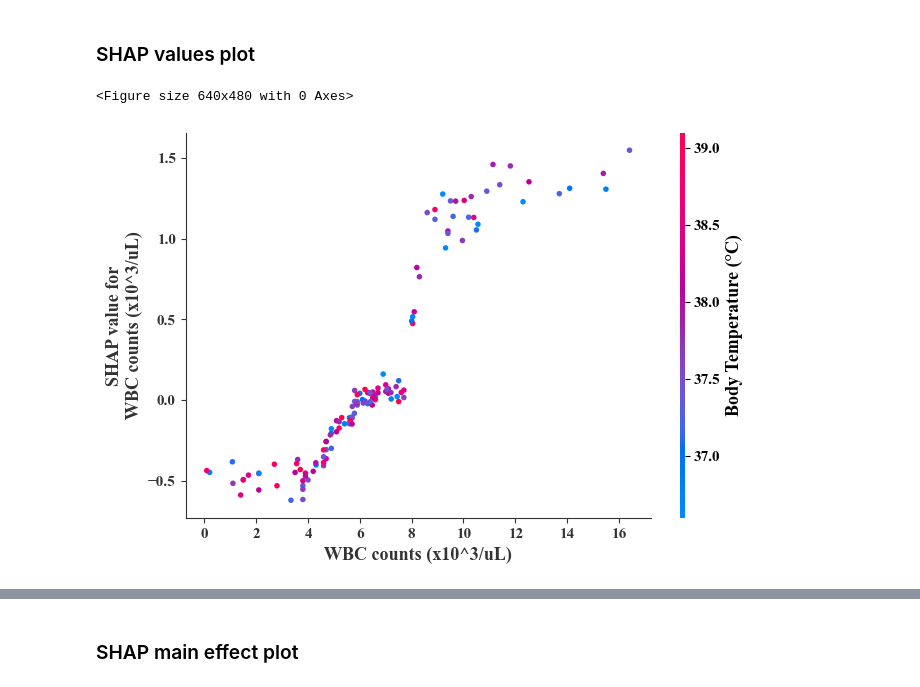
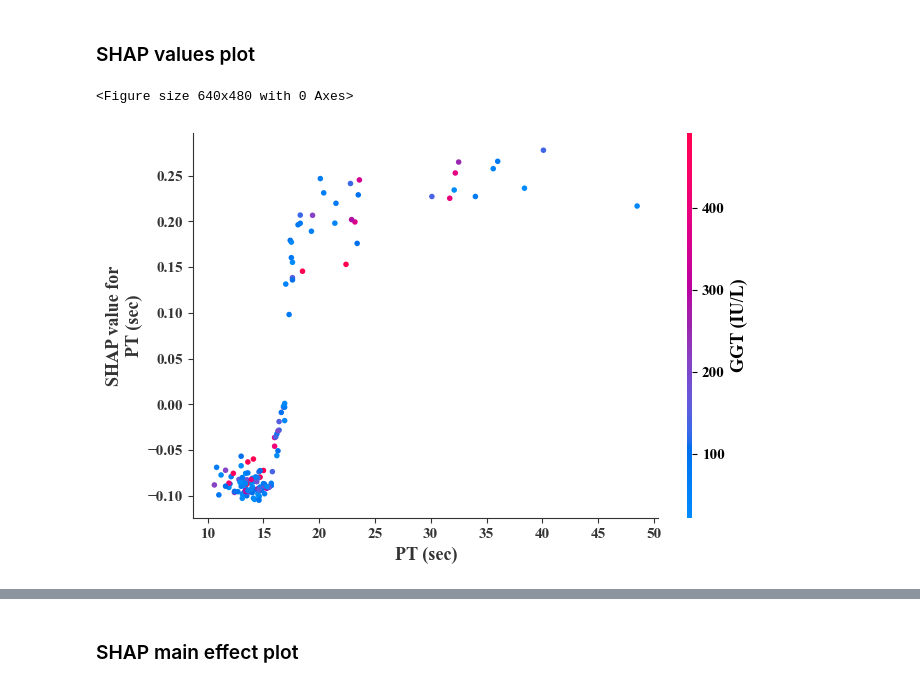
Before and after one commit to KibumJeon/CRE_BSI-score, a Jupyter notebook: Plots.ipynb, the cells around one changed output, grey strips where cells are left out. Drawn from its saved outputs; the diff is of its cells as text; code cells hidden in the pictures.

```diff
--- a/Plots.ipynb
+++ b/Plots.ipynb
@@ -187,19 +174,29 @@ plt.savefig('/Users/kj/Library/CloudStorage/OneDrive-한림대학교/연구 및
 # %% [markdown]
 ### SHAP summary plot
 # %%
-model_name = 'Thesis 2'
+model_name = 're14'
 # %%
 fore_data = pd.read_excel('/Users/kj/Library/CloudStorage/OneDrive-한림대학교/연구 및 과제/박사논문/'+model_name+'/fore_data.xlsx')
 shap_values = np.load('/Users/kj/Library/CloudStorage/OneDrive-한림대학교/연구 및 과제/박사논문/'+model_name+'/shap_values.npy')
-display_name = pd.read_excel('/Users/kj/Library/CloudStorage/OneDrive-한림대학교/연구 및 과제/박사논문/'+model_name+'/feature_list_Display_name thesis 2.xlsx')
+display_name = pd.read_excel('/Users/kj/Library/CloudStorage/OneDrive-한림대학교/연구 및 과제/박사논문/'+model_name+'/feature_list_Display_name Thesis 2.xlsx')
 display_col = []
 for col in fore_data.columns:
     display_col.append(list(display_name.loc[display_name['Type_Short_Name']==col, 'Display_Name'])[0])
 col_dict = dict(zip(fore_data.columns, display_col))
 
 fore_data = fore_data.rename(columns=col_dict)
-shap.summary_plot(shap_values, fore_data, max_display=10, show=False)
-# 현재 그림을 TIFF 파일로 저장
-plt.savefig('/Users/kj/Library/CloudStorage/OneDrive-한림대학교/연구 및 과제/박사논문/'+model_name+'/shap summary plot 10.tiff', format='tiff', dpi=300)
+# Calculate mean absolute SHAP values for each feature
+mean_abs_shap_values = np.abs(shap_values).mean(axis=0)
+feature_ranking = np.argsort(mean_abs_shap_values)[::-1]  # Descending order
+
+
+shap_values_to_plot = shap_values[:, indices_to_plot]
+fore_data_to_plot = fore_data[features_to_plot]
+
+# Plot the SHAP summary plot for the selected features
+shap.summary_plot(shap_values_to_plot, fore_data_to_plot, show=False)
+
+# Save the plot as a TIFF file
+plt.savefig(f'/Users/kj/Library/CloudStorage/OneDrive-한림대학교/연구 및 과제/박사논문/{model_name}/shap_summary_plot_selected.tiff', format='tiff', dpi=300)
 plt.show()
 # %% [output]
@@ -206,0 +237,14 @@ plt.show()
+# %%
+fore_data = pd.read_excel('/Users/kj/Library/CloudStorage/OneDrive-한림대학교/연구 및 과제/박사논문/'+model_name+'/fore_data.xlsx')
+shap_values = np.load('/Users/kj/Library/CloudStorage/OneDrive-한림대학교/연구 및 과제/박사논문/'+model_name+'/shap_values.npy')
+display_name = pd.read_excel('/Users/kj/Library/CloudStorage/OneDrive-한림대학교/연구 및 과제/박사논문/'+model_name+'/feature_list_Display_name Score14.xlsx')
+display_col = []
+for col in fore_data.columns:
+    display_col.append(list(display_name.loc[display_name['Type_Short_Name']==col, 'Display_Name'])[0])
+col_dict = dict(zip(fore_data.columns, display_col))
+
+fore_data = fore_data.rename(columns=col_dict)
+shap.plots.beeswarm(shap_values, fore_data, color=plt.get_cmap("cool"))
+# 현재 그림을 TIFF 파일로 저장
+plt.savefig('/Users/kj/Library/CloudStorage/OneDrive-한림대학교/연구 및 과제/박사논문/'+model_name+'/shap summary plot 15.tiff', format='tiff', dpi=300)
+plt.show()
@@ -207,23 +290,23 @@ plt.show()
 # %% [markdown]
 ### SHAP values plot
 # %%
-model_name = 'thesis 2'
-feature = 'WBC, Low'
+model_name = 're30'
+feature = 'PT'
 # %%
 fore_data = pd.read_excel('/Users/kj/Library/CloudStorage/OneDrive-한림대학교/연구 및 과제/박사논문/'+model_name+'/fore_data.xlsx')
 shap_values = np.load('/Users/kj/Library/CloudStorage/OneDrive-한림대학교/연구 및 과제/박사논문/'+model_name+'/shap_values.npy')
-display_name = pd.read_excel('/Users/kj/Library/CloudStorage/OneDrive-한림대학교/연구 및 과제/박사논문/'+model_name+'/feature_list_Display_name thesis 2.xlsx')
+display_name = pd.read_excel('/Users/kj/Library/CloudStorage/OneDrive-한림대학교/연구 및 과제/박사논문/re30/feature_list_Display_name thesis 2.xlsx')
 display_col = []
 for col in fore_data.columns:
     display_col.append(list(display_name.loc[display_name['Type_Short_Name']==col, 'Display_Name'])[0])
 col_dict = dict(zip(fore_data.columns, display_col))
 
 fore_data = fore_data.rename(columns=col_dict)
 plt.subplots_adjust(left=0.2, right=0.9)  # left와 right 값을 조정해보세요
-shap.dependence_plot(col_dict[feature], shap_values, fore_data, show=False, feature_names=display_col, interaction_index=col_dict['Highest Body Temperature'])
+shap.dependence_plot(col_dict[feature], shap_values, fore_data, show=False, feature_names=display_col, interaction_index=col_dict['GGT'])
 # 현재 그림을 TIFF 파일로 저장
 plt.savefig('/Users/kj/Library/CloudStorage/OneDrive-한림대학교/연구 및 과제/박사논문/'+model_name+'/shap values plot-'+feature+'.tiff', format='tiff', dpi=300)
 plt.show()
 # %% [output]
 <Figure size 640x480 with 0 Axes>
-[figure, old version]
+[figure, new version]
```
Also changed, not shown: parts of 43 cells of this notebook, 8 other files.
